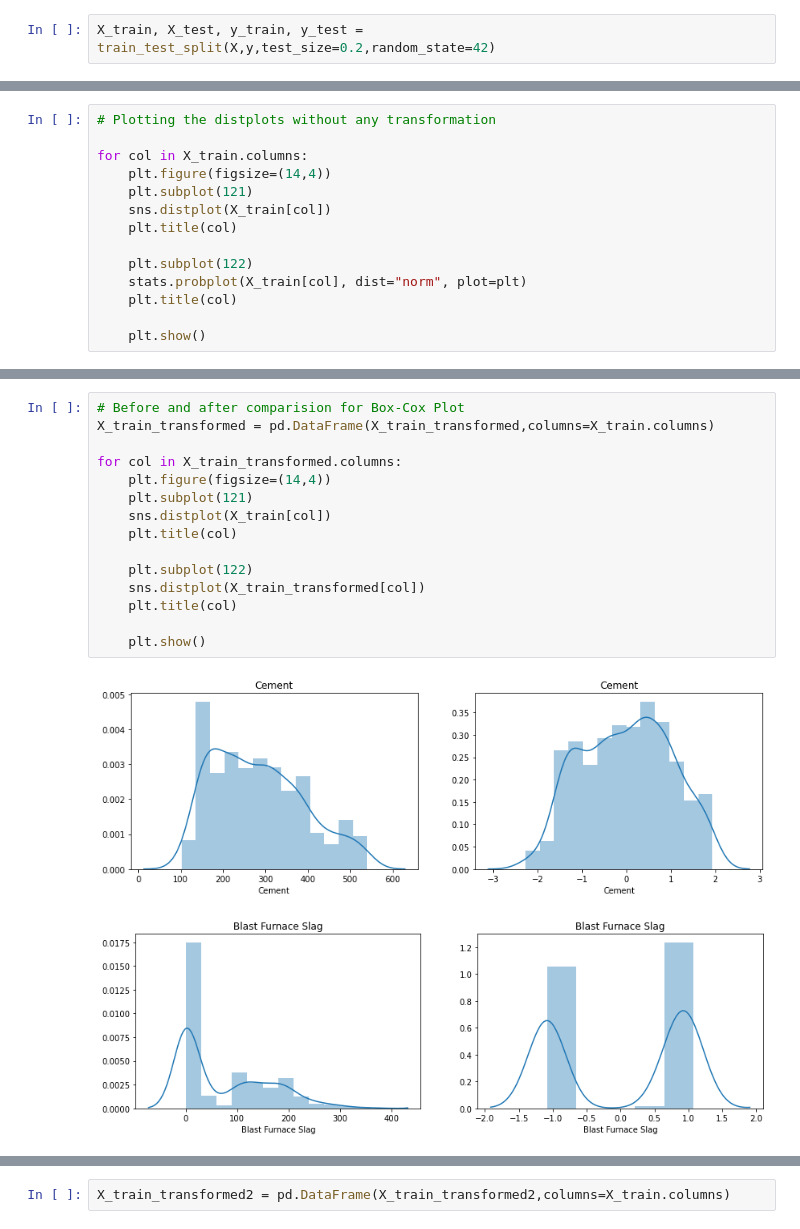
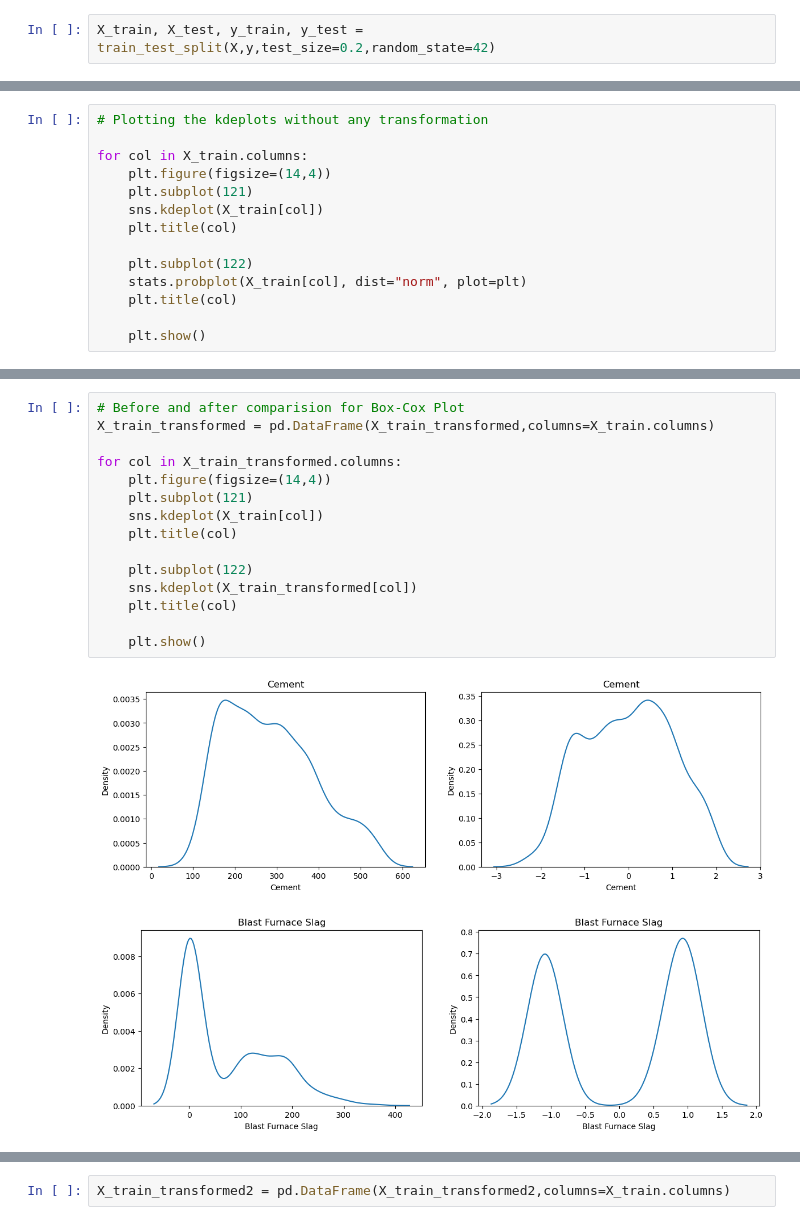
Before and after one commit to nandika-rana/aiml-journey, a Jupyter notebook: jupyter/Transformer/Power Transformer.ipynb, the cells around one changed output, grey strips where cells are left out. Cells and saved outputs as stored; diff of their text form.

Commit message:
visualization added

```diff
--- a/jupyter/Transformer/Power Transformer.ipynb
+++ b/jupyter/Transformer/Power Transformer.ipynb
@@ -79,10 +79,10 @@ np.mean(cross_val_score(lr,X,y,scoring='r2'))
 # %%
-# Plotting the distplots without any transformation
+# Plotting the kdeplots without any transformation
 
 for col in X_train.columns:
     plt.figure(figsize=(14,4))
     plt.subplot(121)
-    sns.distplot(X_train[col])
+    sns.kdeplot(X_train[col])
     plt.title(col)
 
     plt.subplot(122)
@@ -142,18 +142,18 @@ np.mean(cross_val_score(lr,X_transformed,y,scoring='r2'))
 # %%
 # Before and after comparision for Box-Cox Plot
 X_train_transformed = pd.DataFrame(X_train_transformed,columns=X_train.columns)
 
 for col in X_train_transformed.columns:
     plt.figure(figsize=(14,4))
     plt.subplot(121)
-    sns.distplot(X_train[col])
+    sns.kdeplot(X_train[col])
     plt.title(col)
 
     plt.subplot(122)
-    sns.distplot(X_train_transformed[col])
+    sns.kdeplot(X_train_transformed[col])
     plt.title(col)
 
     plt.show()
 # %% [output]
-[figure, old version]
+[figure, new version]
-[figure, old version]
+[figure, new version]
```
Also changed, not shown: parts of 12 cells of this notebook, 8 other files.
